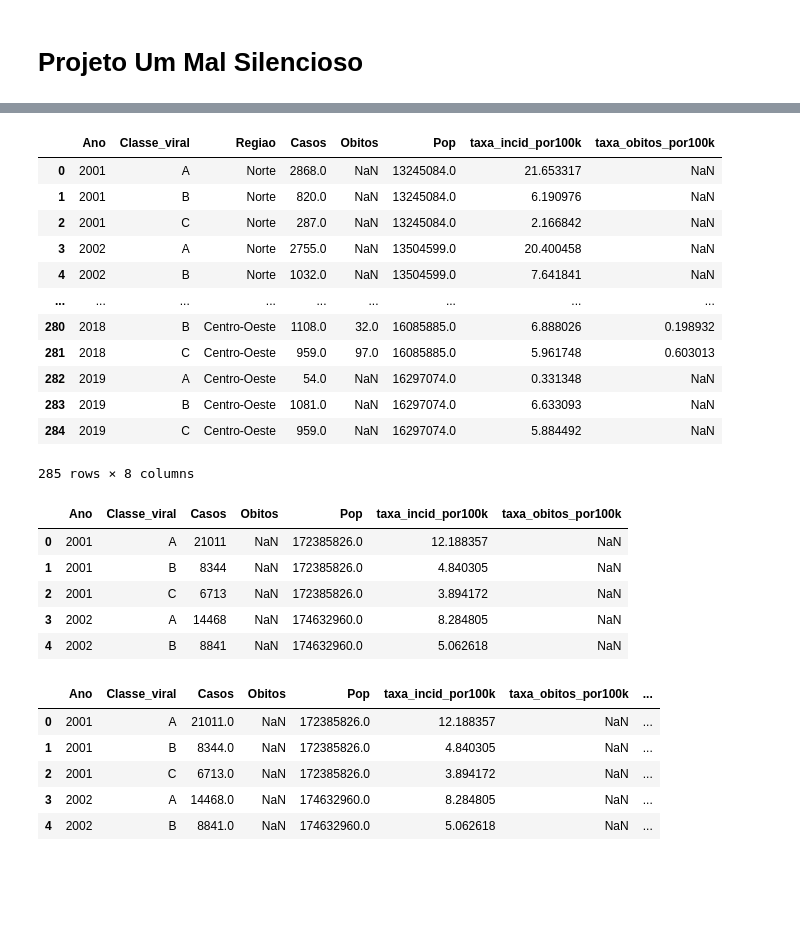
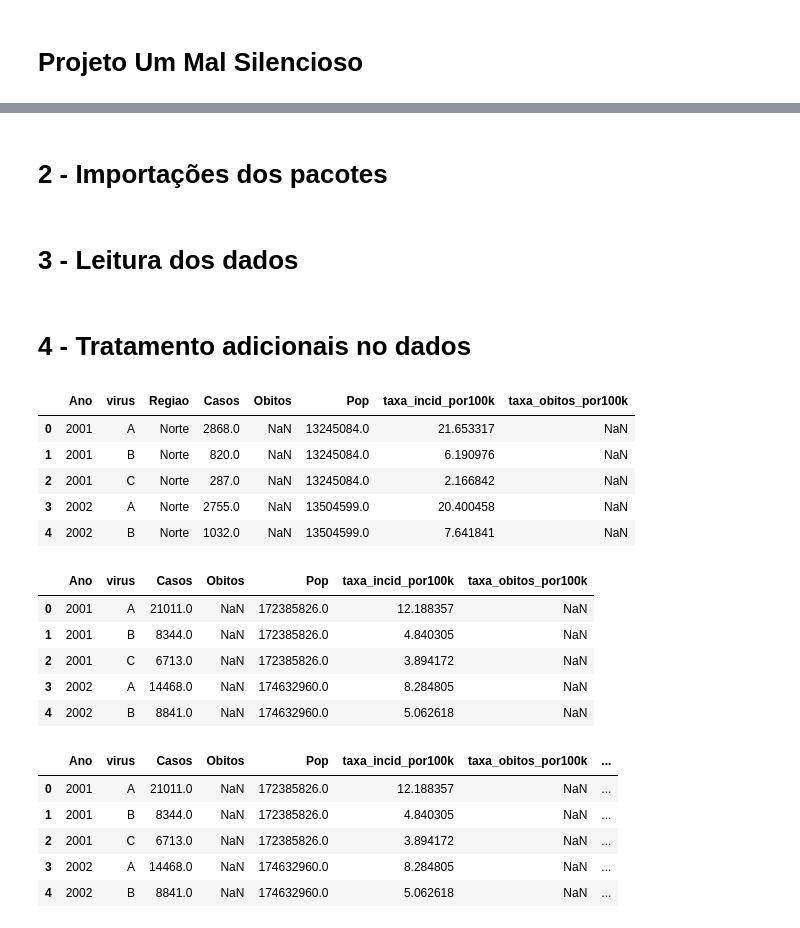
Before and after one commit to PedroHCAlmeida/projeto_um_mal_silencioso, a Jupyter notebook: notebooks/Analise_final.ipynb, the cells around one changed output, grey strips where cells are left out. Saved outputs shown, nothing was run; the diff lists cells and outputs as text; code cells hidden in the pictures; blank space fills up the shorter version.

```diff
--- a/notebooks/Analise_final.ipynb
+++ b/notebooks/Analise_final.ipynb
@@ -7,42 +23,41 @@
+# %% [markdown]
+# 2 - Importações dos pacotes
 # %%
 import pandas as pd
 import seaborn as sns
 import matplotlib.pyplot as plt
 from funcoes import plota_grafico, thousand_formatter, million_formatter
+# %% [markdown]
+# 3 - Leitura dos dados
 # %%
-casos = pd.read_csv('../dados_limpos/casos_obitos_hep')
-vacinas = pd.read_csv('../dados_limpos/vacinas_hep')
-dados_reg = pd.read_csv('../dados_limpos/casos_obitos_por_regiao')
+casos = pd.read_csv('../dados_tratados/casos_obitos_hep')
+vacinas = pd.read_csv('../dados_tratados/vacinas_hep')
+dados_reg = pd.read_csv('../dados_tratados/casos_obitos_por_regiao')
+# %% [markdown]
+# 4 - Tratamento adicionais no dados
 # %%
-dados_reg
+dados_reg.head()
 # %% [output]
-|  | Ano | Classe_viral | Regiao | Casos | Obitos | Pop | taxa_incid_por100k | taxa_obitos_por100k |
+|  | Ano | virus | Regiao | Casos | Obitos | Pop | taxa_incid_por100k | taxa_obitos_por100k |
 | 0 | 2001 | A | Norte | 2868.0 | NaN | 13245084.0 | 21.653317 | NaN |
 | 1 | 2001 | B | Norte | 820.0 | NaN | 13245084.0 | 6.190976 | NaN |
 | 2 | 2001 | C | Norte | 287.0 | NaN | 13245084.0 | 2.166842 | NaN |
 | 3 | 2002 | A | Norte | 2755.0 | NaN | 13504599.0 | 20.400458 | NaN |
 | 4 | 2002 | B | Norte | 1032.0 | NaN | 13504599.0 | 7.641841 | NaN |
-| ... | ... | ... | ... | ... | ... | ... | ... | ... |
-| 280 | 2018 | B | Centro-Oeste | 1108.0 | 32.0 | 16085885.0 | 6.888026 | 0.198932 |
-| 281 | 2018 | C | Centro-Oeste | 959.0 | 97.0 | 16085885.0 | 5.961748 | 0.603013 |
-| 282 | 2019 | A | Centro-Oeste | 54.0 | NaN | 16297074.0 | 0.331348 | NaN |
-| 283 | 2019 | B | Centro-Oeste | 1081.0 | NaN | 16297074.0 | 6.633093 | NaN |
-| 284 | 2019 | C | Centro-Oeste | 959.0 | NaN | 16297074.0 | 5.884492 | NaN |
-285 rows × 8 columns
 # %%
 casos.head()
 # %% [output]
-|  | Ano | Classe_viral | Casos | Obitos | Pop | taxa_incid_por100k | taxa_obitos_por100k |
-| 0 | 2001 | A | 21011 | NaN | 172385826.0 | 12.188357 | NaN |
-| 1 | 2001 | B | 8344 | NaN | 172385826.0 | 4.840305 | NaN |
-| 2 | 2001 | C | 6713 | NaN | 172385826.0 | 3.894172 | NaN |
-| 3 | 2002 | A | 14468 | NaN | 174632960.0 | 8.284805 | NaN |
-| 4 | 2002 | B | 8841 | NaN | 174632960.0 | 5.062618 | NaN |
+|  | Ano | virus | Casos | Obitos | Pop | taxa_incid_por100k | taxa_obitos_por100k |
+| 0 | 2001 | A | 21011.0 | NaN | 172385826.0 | 12.188357 | NaN |
+| 1 | 2001 | B | 8344.0 | NaN | 172385826.0 | 4.840305 | NaN |
+| 2 | 2001 | C | 6713.0 | NaN | 172385826.0 | 3.894172 | NaN |
+| 3 | 2002 | A | 14468.0 | NaN | 174632960.0 | 8.284805 | NaN |
+| 4 | 2002 | B | 8841.0 | NaN | 174632960.0 | 5.062618 | NaN |
 # %%
-dados = pd.merge(casos, vacinas, on=['Ano', 'Classe_viral'], how='outer')
+dados = pd.merge(casos, vacinas, on=['Ano', 'virus'], how='outer')
 dados.head()
 # %% [output]
-|  | Ano | Classe_viral | Casos | Obitos | Pop | taxa_incid_por100k | taxa_obitos_por100k | ... |
+|  | Ano | virus | Casos | Obitos | Pop | taxa_incid_por100k | taxa_obitos_por100k | ... |
 | 0 | 2001 | A | 21011.0 | NaN | 172385826.0 | 12.188357 | NaN | ... |
 | 1 | 2001 | B | 8344.0 | NaN | 172385826.0 | 4.840305 | NaN | ... |
 | 2 | 2001 | C | 6713.0 | NaN | 172385826.0 | 3.894172 | NaN | ... |
```
Also changed, not shown: parts of 35 cells of this notebook, 11 other files.
